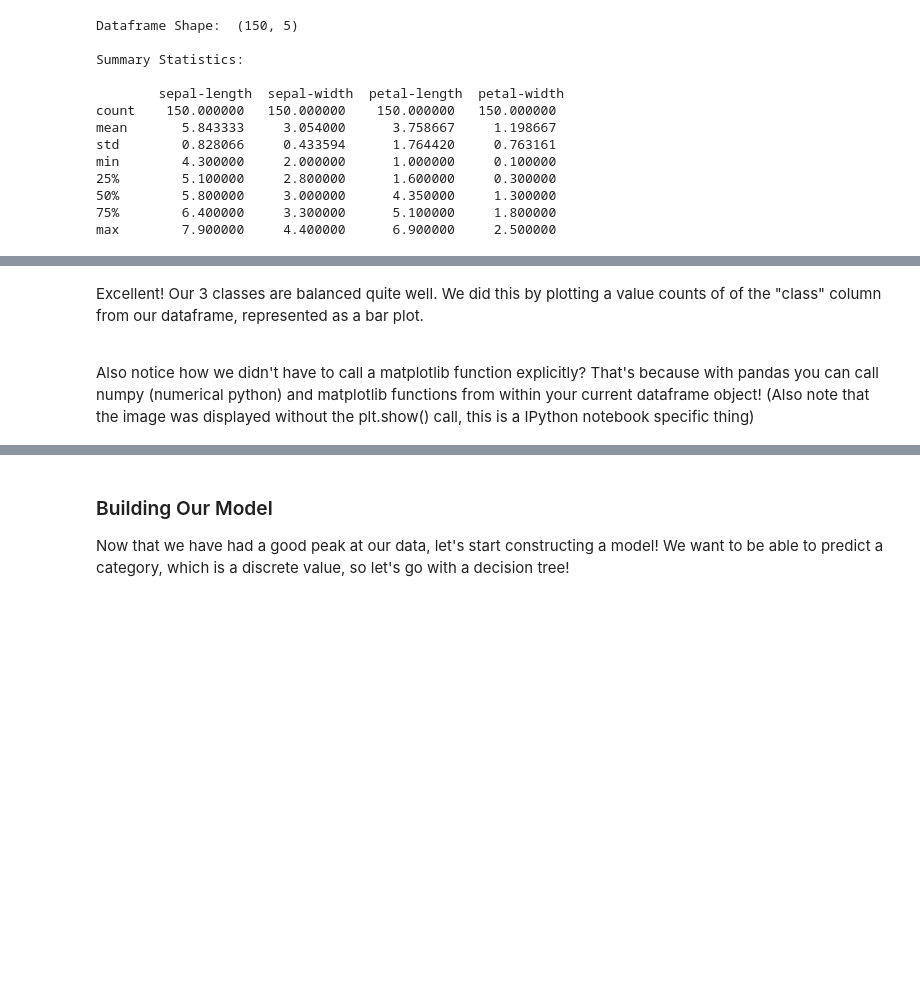
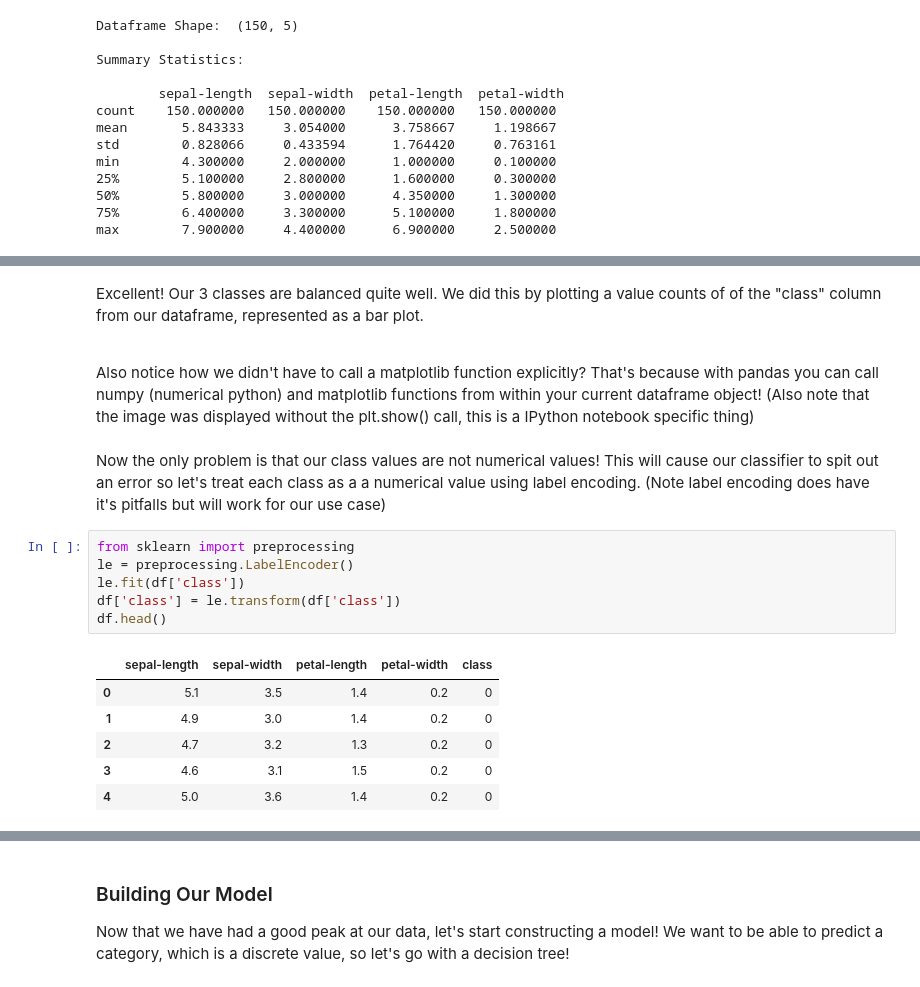
Before and after one commit to wwu-mentors/MachineLearning-Workshop, a Jupyter notebook: ml_workshop.ipynb, the cells around one changed output, grey strips where cells are left out. Cells and saved outputs as stored; diff of their text form; blank space fills up the shorter version.

```diff
--- a/ml_workshop.ipynb
+++ b/ml_workshop.ipynb
@@ -74,3 +108,20 @@ Excellent! Our 3 classes are balanced quite well. We did this by plotting a valu
 
 <br />
 Also notice how we didn't have to call a matplotlib function explicitly? That's because with pandas you can call numpy (numerical python) and matplotlib functions from within your current dataframe object! (Also note that the image was displayed without the plt.show() call, this is a IPython notebook specific thing)
+
+<br />
+<br />
+Now the only problem is that our class values are not numerical values! This will cause our classifier to spit out an error so let's treat each class as a a numerical value using label encoding. (Note label encoding does have it's pitfalls but will work for our use case)
+# %%
+from sklearn import preprocessing
+le = preprocessing.LabelEncoder()
+le.fit(df['class'])
+df['class'] = le.transform(df['class'])
+df.head()
+# %% [output]
+|  | sepal-length | sepal-width | petal-length | petal-width | class |
+| 0 | 5.1 | 3.5 | 1.4 | 0.2 | 0 |
+| 1 | 4.9 | 3.0 | 1.4 | 0.2 | 0 |
+| 2 | 4.7 | 3.2 | 1.3 | 0.2 | 0 |
+| 3 | 4.6 | 3.1 | 1.5 | 0.2 | 0 |
+| 4 | 5.0 | 3.6 | 1.4 | 0.2 | 0 |
```
Also changed, not shown: parts of 22 cells of this notebook.
